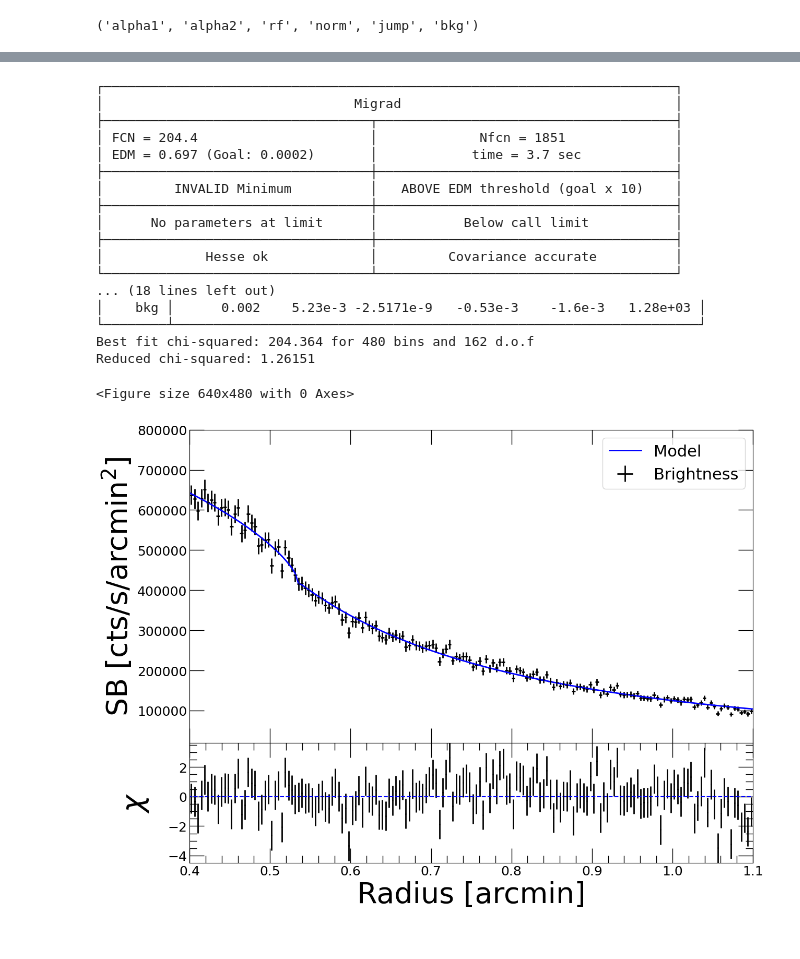
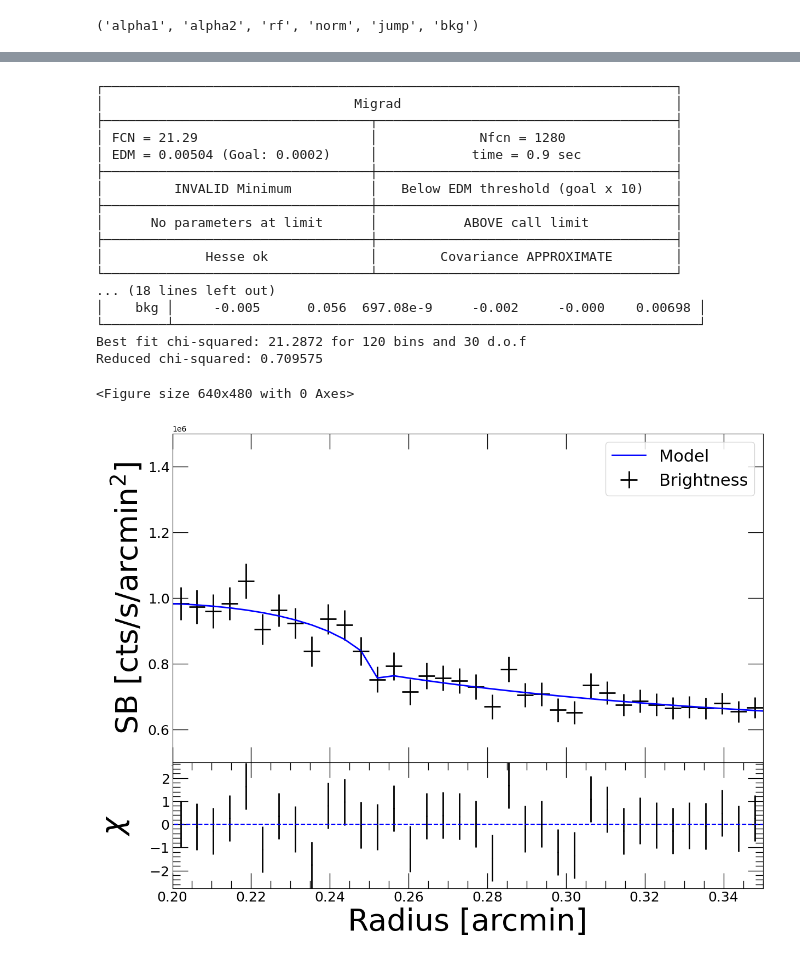
Before and after one commit to osaseo/abell_2597_chandra, a Jupyter notebook: 4_pyproffit_profiles.ipynb, the cells around one changed output, grey strips where cells are left out. Drawn from its saved outputs; the diff is of its cells as text; code cells hidden in the pictures.

Commit message:
Accepted Data Analysis
Data analysis updated for acceptance to ApJ

```diff
--- a/4_pyproffit_profiles.ipynb
+++ b/4_pyproffit_profiles.ipynb
@@ -190,0 +1108,9 @@ Set MJD-END to 58048.807847 from DATE-END'. [astropy.wcs.wcs]
+# %%
+annuli_width = 0.25 #arcsec ; just at the edge of chandra's resolution since the region is so small
+maxrad = 0.5 #arcmin
+
+prof_ha = pyproffit.Profile(data=data, binsize=annuli_width, maxrad=maxrad,
+                         center_choice='custom_fk5', center_ra=351.3325370,
+                         center_dec=-12.1243950)
+
+prof_ha.SBprofile(angle_low=334.73695, angle_high=360.44091)
@@ -195,12 +1123,12 @@ print(modbkn.parnames)
 # %% [output]
 ('alpha1', 'alpha2', 'rf', 'norm', 'jump', 'bkg')
 # %%
-alpha1, alpha2, rf, norm, jump, bkg = [0.01, 1.7, 0.51, 6.1, 1.2, 0]
-xmin, xmax = 0.4, 1.1
-ymin, ymax = 0.02e6, 0.8e6
+alpha1, alpha2, rf, norm, jump, bkg = [0.01, 1.7, 0.26, 6.62, 1.2, 0]
+xmin, xmax = 0.2, 0.35
+ymin, ymax = 0.5e6, 1.5e6
 
 modbkn.SetParameters([alpha1, alpha2, rf, norm, jump, bkg])
 
-prof_se.Plot(model=modbkn, axes=[xmin, xmax, 0.02e6, 1e6], xscale='log', yscale='log')
+prof_ha.Plot(model=modbkn, axes=[xmin, xmax, ymin, ymax], xscale='log', yscale='log')
 # %% [output]
 <Figure size 640x480 with 0 Axes>
@@ -208,5 +1136,5 @@ prof_se.Plot(model=modbkn, axes=[xmin, xmax, 0.02e6, 1e6], xscale='log', yscale=
 # %%
-fitobj = pyproffit.Fitter(model=modbkn, profile=prof_se, alpha1=alpha1, alpha2=alpha2, rf=rf, jump=jump, norm=norm, bkg=bkg,
+fitobj = pyproffit.Fitter(model=modbkn, profile=prof_ha, alpha1=alpha1, alpha2=alpha2, rf=rf, jump=jump, norm=norm, bkg=bkg,
                 fitlow=xmin, fithigh=xmax)
 
 fitobj.Migrad()
@@ -214,23 +1142,23 @@ fitobj.Migrad()
 ┌─────────────────────────────────────────────────────────────────────────┐
 │                                Migrad                                   │
 ├──────────────────────────────────┬──────────────────────────────────────┤
-│ FCN = 204.4                      │             Nfcn = 1851              │
-│ EDM = 0.697 (Goal: 0.0002)       │            time = 3.7 sec            │
+│ FCN = 21.29                      │             Nfcn = 1280              │
+│ EDM = 0.00504 (Goal: 0.0002)     │            time = 0.9 sec            │
 ├──────────────────────────────────┼──────────────────────────────────────┤
-│         INVALID Minimum          │   ABOVE EDM threshold (goal x 10)    │
+│         INVALID Minimum          │   Below EDM threshold (goal x 10)    │
 ├──────────────────────────────────┼──────────────────────────────────────┤
-│      No parameters at limit      │           Below call limit           │
+│      No parameters at limit      │           ABOVE call limit           │
 ├──────────────────────────────────┼──────────────────────────────────────┤
-│             Hesse ok             │         Covariance accurate          │
+│             Hesse ok             │        Covariance APPROXIMATE        │
 └──────────────────────────────────┴──────────────────────────────────────┘
 ... (18 lines left out)
-│    bkg │      0.002    5.23e-3 -2.5171e-9   -0.53e-3    -1.6e-3   1.28e+03 │
+│    bkg │     -0.005      0.056  697.08e-9     -0.002     -0.000    0.00698 │
 └────────┴───────────────────────────────────────────────────────────────────┘
-Best fit chi-squared: 204.364 for 480 bins and 162 d.o.f
-Reduced chi-squared: 1.26151
+Best fit chi-squared: 21.2872 for 120 bins and 30 d.o.f
+Reduced chi-squared: 0.709575
 # %%
-prof_se.Plot(model=modbkn, axes=[xmin, xmax, ymin, ymax], xscale='linear', yscale='linear', markersize=1)
+prof_ha.Plot(model=modbkn, axes=[xmin, xmax, ymin, ymax], xscale='linear', yscale='linear', markersize=1)
 # %% [output]
 <Figure size 640x480 with 0 Axes>
-[figure, old version]
+[figure, new version]
 # %%
```
Also changed, not shown: parts of 117 cells of this notebook, 4 other files.
